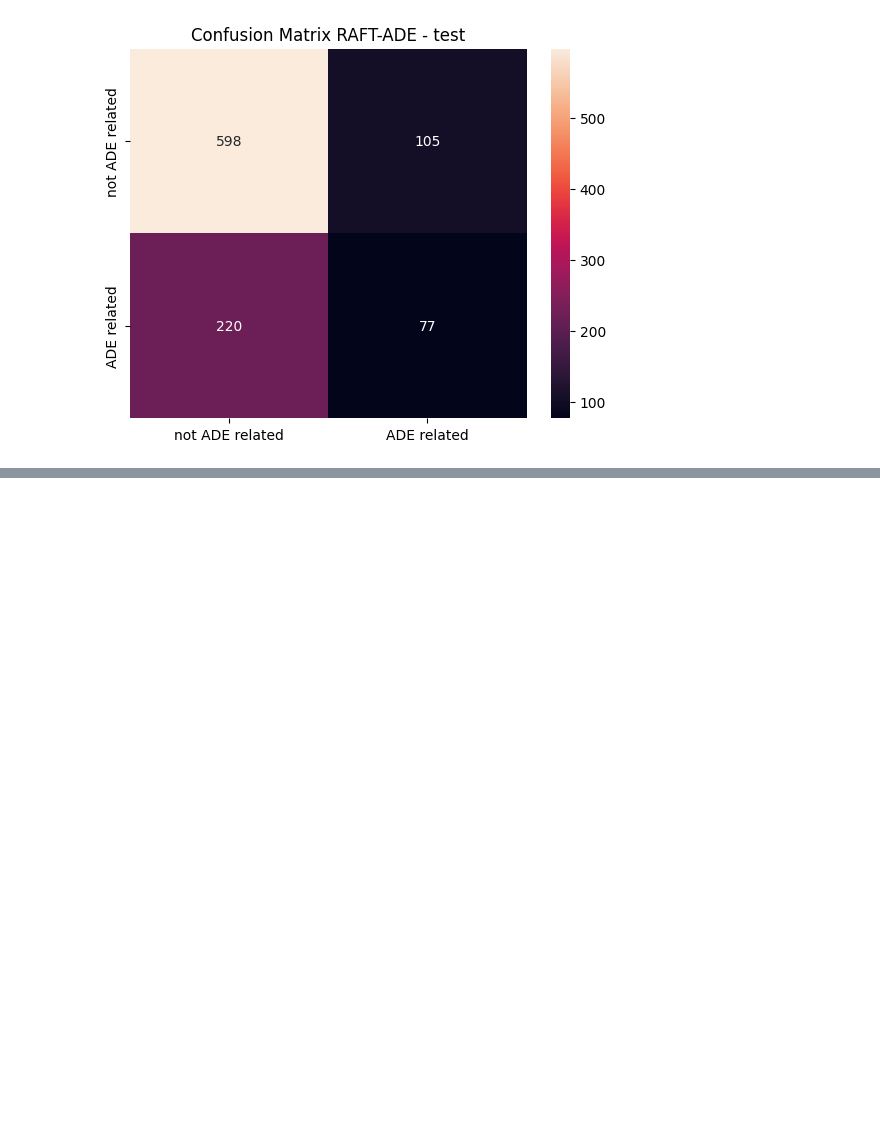
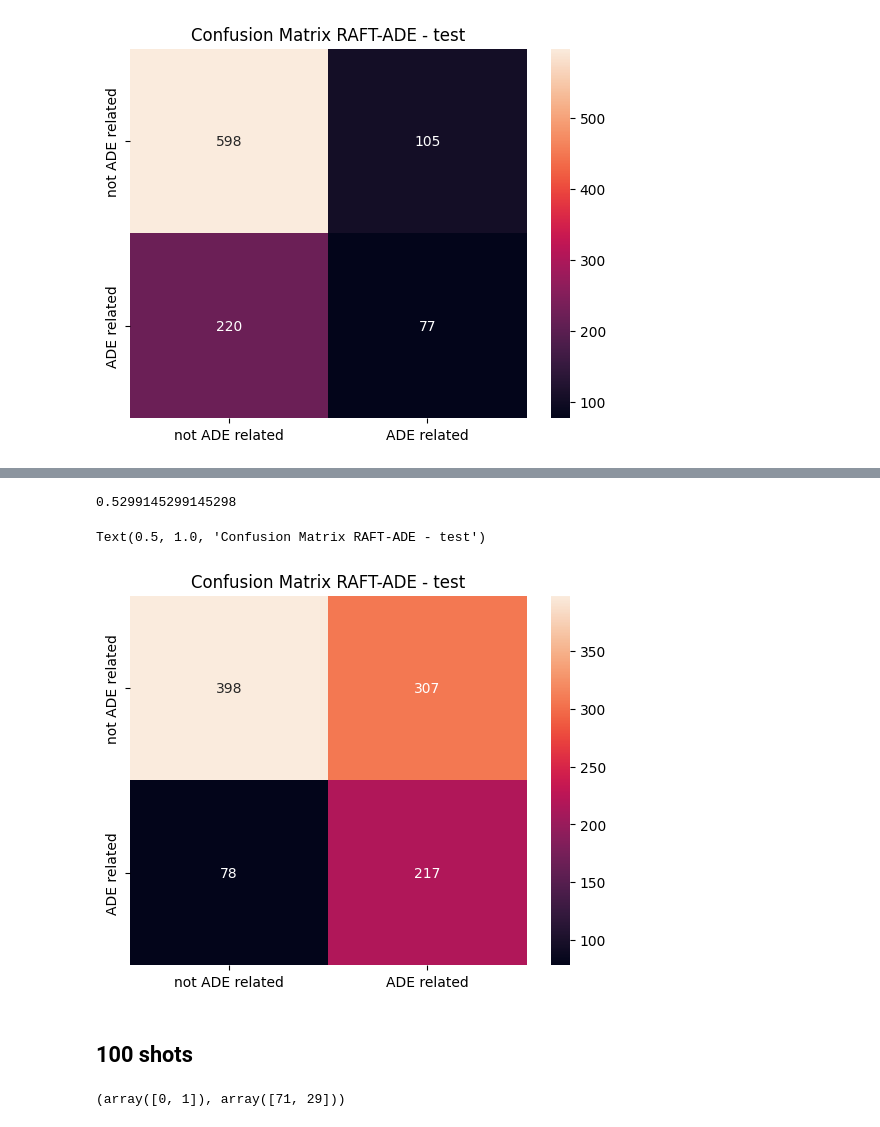
Before and after one commit to peulsilva/few-shot-learning-transformers, a Jupyter notebook: notebooks/raft/finetuning/01-ade_corpus.ipynb, the cells around one changed output, grey strips where cells are left out. Cells and saved outputs as stored; diff of their text form; code cells hidden in the pictures; blank space fills up the shorter version.

```diff
--- a/notebooks/raft/finetuning/01-ade_corpus.ipynb
+++ b/notebooks/raft/finetuning/01-ade_corpus.ipynb
@@ -382,0 +370,16 @@ Text(0.5, 1.0, 'Confusion Matrix RAFT-ADE - test')
+# %%
+n_shots = 50
+train, validation_test_dataset = stratified_train_test_split(
+    train_dataset,
+    classes,
+    n_shots
+)
+# %%
+val, test = stratified_train_test_split(
+    pd.DataFrame(validation_test_dataset),
+    classes,
+    0.5
+)
+# %%
+val = pd.DataFrame(val).sample(n = 300).to_dict('list')
+test = pd.DataFrame(test).sample(n = 1000).to_dict('list')
@@ -382,0 +570,29 @@ Text(0.5, 1.0, 'Confusion Matrix RAFT-ADE - test')
+# %%
+f1_score(submission['label'], submission['predicted'])
+# %% [output]
+0.5299145299145298
+# %%
+conf_matrix = confusion_matrix(
+    submission['label'],
+    submission['predicted']
+)
+
+df = pd.DataFrame(
+    conf_matrix,
+    index = classes_names,
+    columns=classes_names
+
+)
+
+sns.heatmap(
+    df,
+    annot = True,
+    fmt = '2g',
+)
+
+plt.title(f"Confusion Matrix {dataset_name} - test")
+# %% [output]
+Text(0.5, 1.0, 'Confusion Matrix RAFT-ADE - test')
+[figure, added]
+# %% [markdown]
+## 100 shots
@@ -382,0 +615,4 @@ Text(0.5, 1.0, 'Confusion Matrix RAFT-ADE - test')
+# %%
+np.unique(train['label'], return_counts=True)
+# %% [output]
+(array([0, 1]), array([71, 29]))
```
Also changed, not shown: parts of 35 cells of this notebook, 9 other files.
